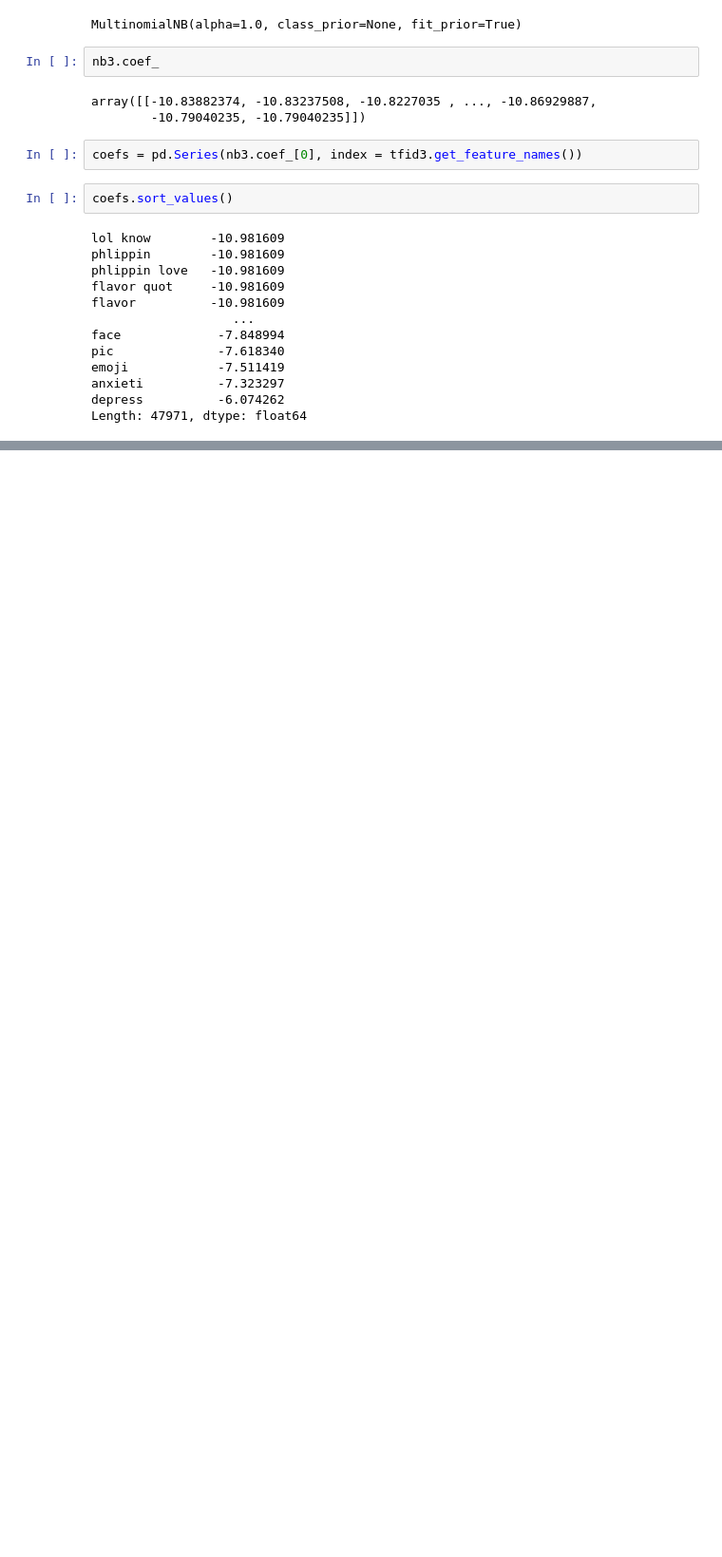
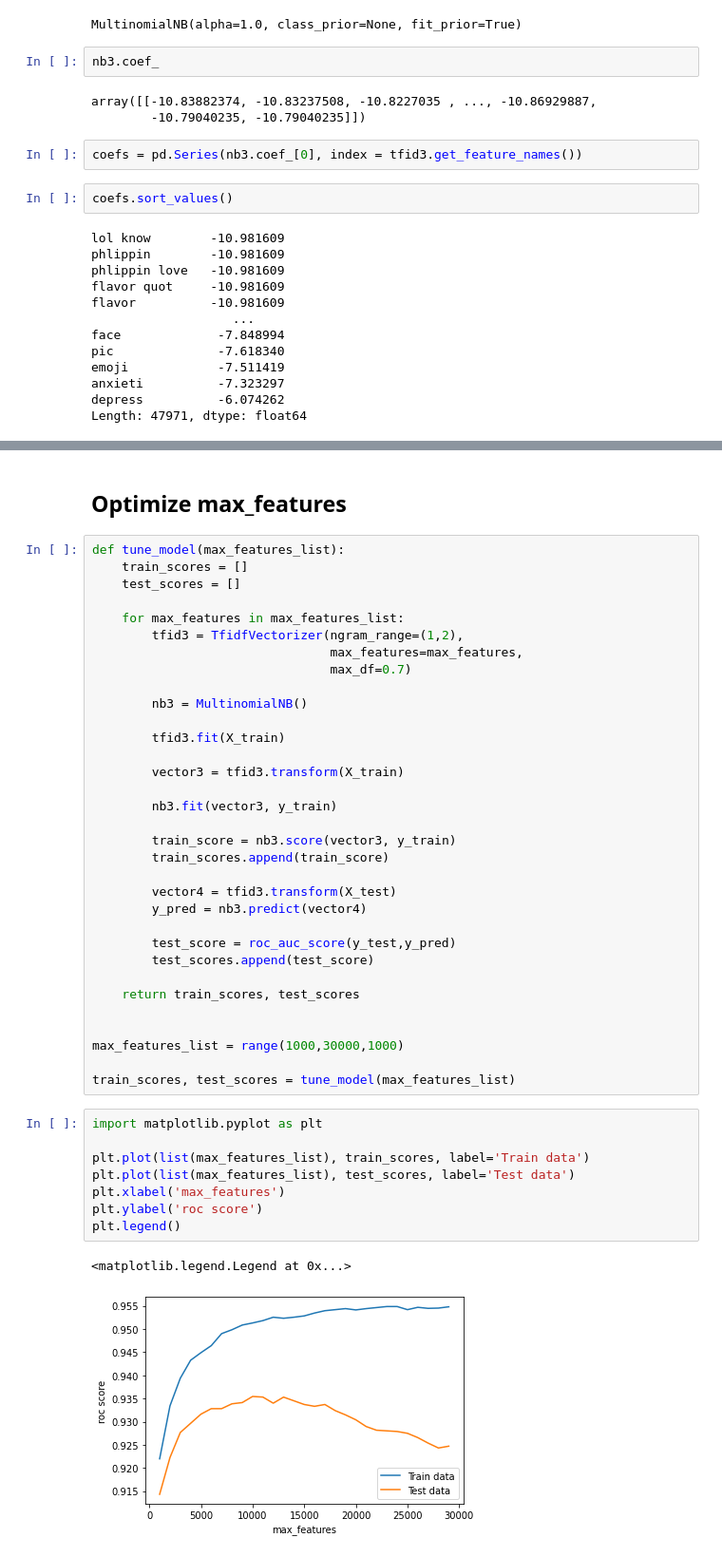
Before and after one commit to JoacoSoulez/Smart-Detector-of-Depressive-Disorder, a Jupyter notebook: notebooks/Training Models leo.ipynb, the cells around one changed output, grey strips where cells are left out. Shown at 95% size. Drawn from its saved outputs; the diff is of its cells as text; blank space fills up the shorter version.

```diff
--- a/notebooks/Training Models leo.ipynb
+++ b/notebooks/Training Models leo.ipynb
@@ -323,0 +341,46 @@ dtype: float64
+# %% [markdown]
+## Optimize max_features
+# %%
+def tune_model(max_features_list):
+    train_scores = []
+    test_scores = []
+
+    for max_features in max_features_list:
+        tfid3 = TfidfVectorizer(ngram_range=(1,2),
+                                max_features=max_features,
+                                max_df=0.7)
+
+        nb3 = MultinomialNB()
+
+        tfid3.fit(X_train)
+
+        vector3 = tfid3.transform(X_train)
+
+        nb3.fit(vector3, y_train)
+
+        train_score = nb3.score(vector3, y_train)
+        train_scores.append(train_score)
+
+        vector4 = tfid3.transform(X_test)
+        y_pred = nb3.predict(vector4)
+
+        test_score = roc_auc_score(y_test,y_pred)
+        test_scores.append(test_score)
+
+    return train_scores, test_scores
+
+
+max_features_list = range(1000,30000,1000)
+
+train_scores, test_scores = tune_model(max_features_list)
+# %%
+import matplotlib.pyplot as plt
+
+plt.plot(list(max_features_list), train_scores, label='Train data')
+plt.plot(list(max_features_list), test_scores, label='Test data')
+plt.xlabel('max_features')
+plt.ylabel('roc score')
+plt.legend()
+# %% [output]
+<matplotlib.legend.Legend at 0x...>
+[figure, added]
```
Also changed, not shown: parts of 53 cells of this notebook.
